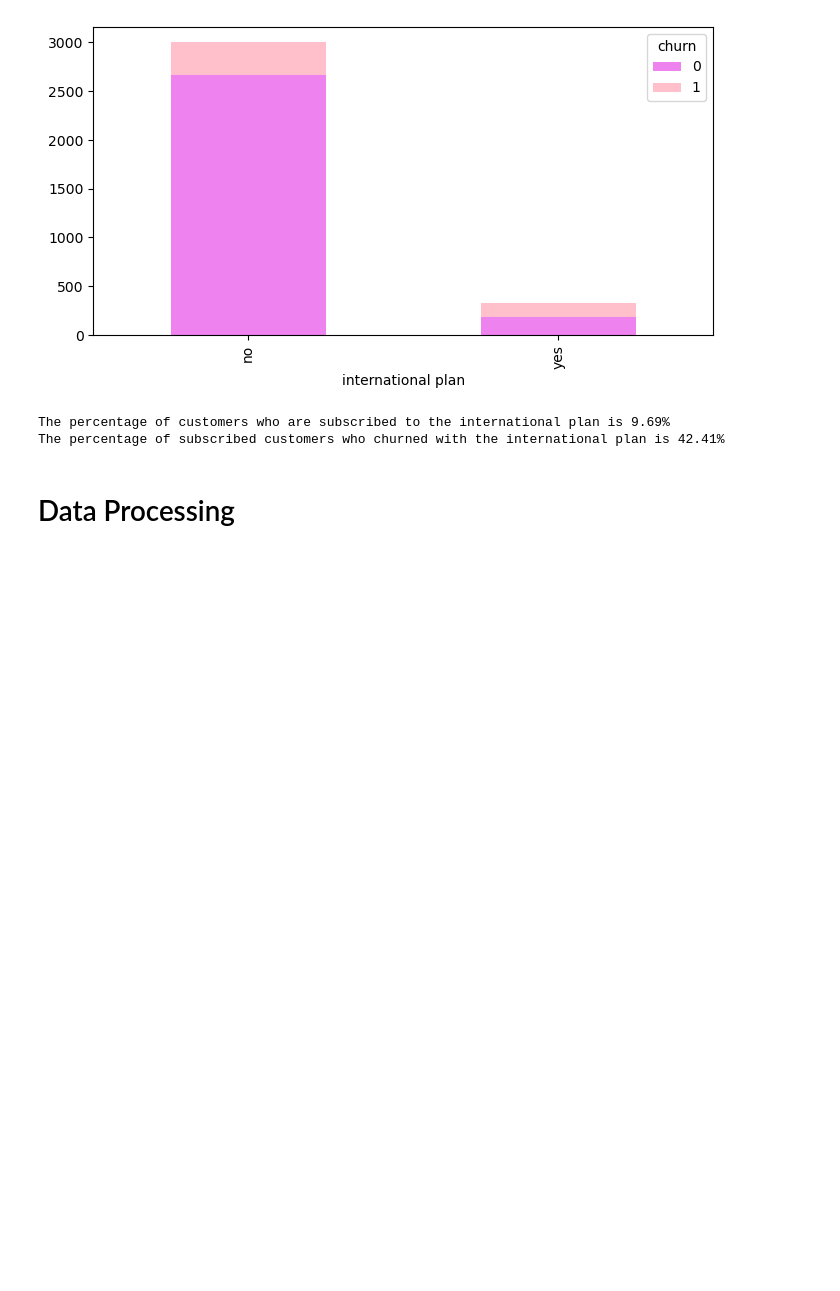
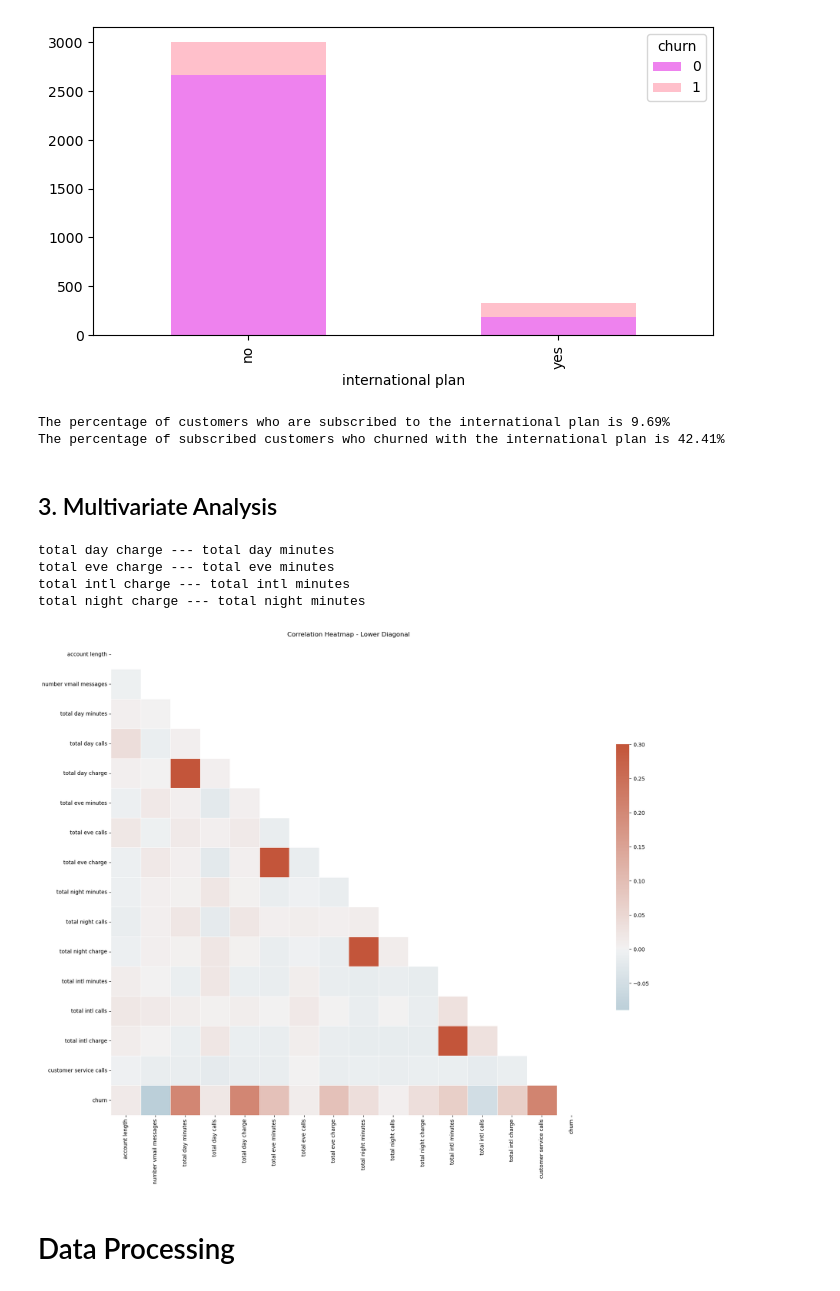
Before and after one commit to Mayoggz/SyriaTel-customer-churn, a Jupyter notebook: index.ipynb, the cells around one changed output. Cells and saved outputs as stored; diff of their text form; code cells hidden in the pictures; blank space fills up the shorter version.

```diff
--- a/index.ipynb
+++ b/index.ipynb
@@ -342,6 +342,48 @@ churn_vs_plan(churn_data,'international plan')
 [figure]
 The percentage of customers who are subscribed to the international plan is 9.69%
 The percentage of subscribed customers who churned with the international plan is 42.41%
+# %% [markdown]
+## 3. Multivariate Analysis
+# %%
+## Defining a function to check highly correlated features
+def check_multicoll(churn_data, threshold=0.8):
+    corr_mat = churn_data.select_dtypes(include=np.number).corr().abs()
+    correlated_p = set()
+    for col in corr_mat:
+        correlated_cols = corr_mat.index[corr_mat[col] > threshold]
+        correlated_p.update([(min(col, correlated_col), max(col, correlated_col)) for correlated_col in correlated_cols if col != correlated_col])
+    for pair in correlated_p:
+        print(f"{pair[0]} --- {pair[1]}")
+    return set(churn_data.columns) & set(col for pair in correlated_p for col in pair)
+
+# Call the function to check multicollinearity
+multicoll_features = check_multicoll(churn_data)
+# %% [output]
+total day charge --- total day minutes
+total eve charge --- total eve minutes
+total intl charge --- total intl minutes
+total night charge --- total night minutes
+# %%
+# Filter numeric columns
+numeric_col = churn_data.select_dtypes(include=np.number)
+
+# Generate a mask for the upper triangle
+mask = np.triu(np.ones_like(numeric_col.corr(), dtype=bool))
+
+# Set up the matplotlib figure
+plt.figure(figsize=(20, 18))
+
+# Generate a custom diverging colormap
+cmap = sns.diverging_palette(230, 20, as_cmap=True)
+
+# Draw the heatmap with the mask and correct aspect ratio
+sns.heatmap(numeric_col.corr(), mask=mask, cmap=cmap, vmax=.3, center=0,
+            square=True, linewidths=.5, cbar_kws={"shrink": .5}, annot=True)
+
+plt.title("Correlation Heatmap - Lower Diagonal")
+plt.show()
+# %% [output]
+[figure, added]
 # %% [markdown]
 # Data Processing
 # %% [markdown]
```
Also changed, not shown: parts of 10 cells of this notebook.
